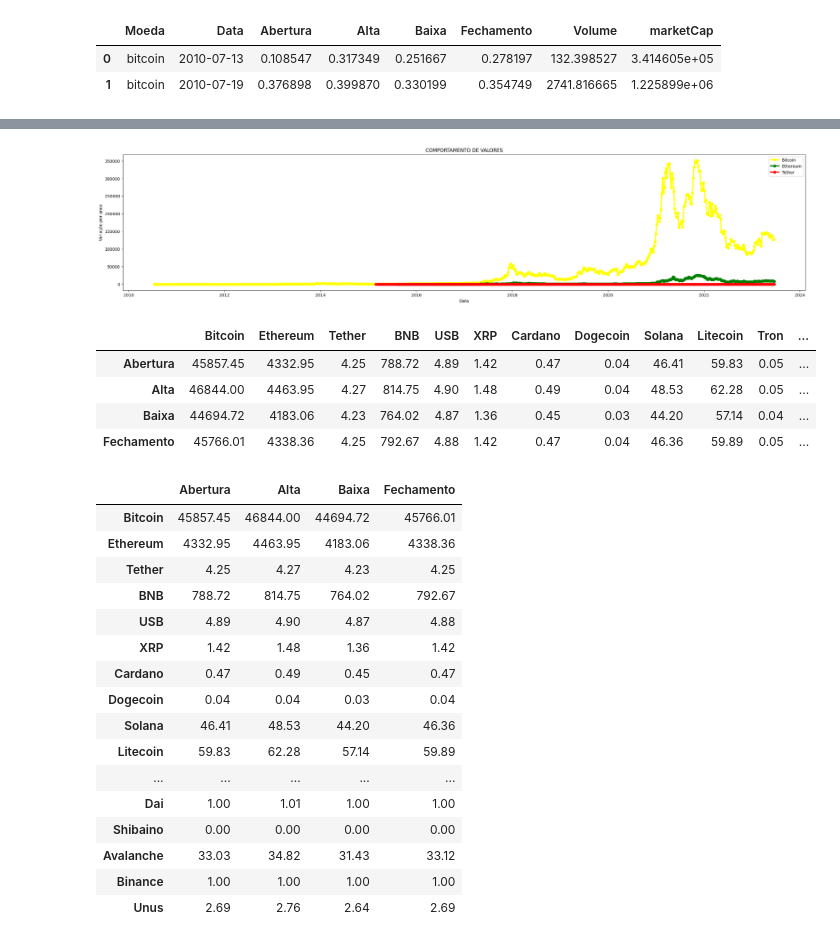
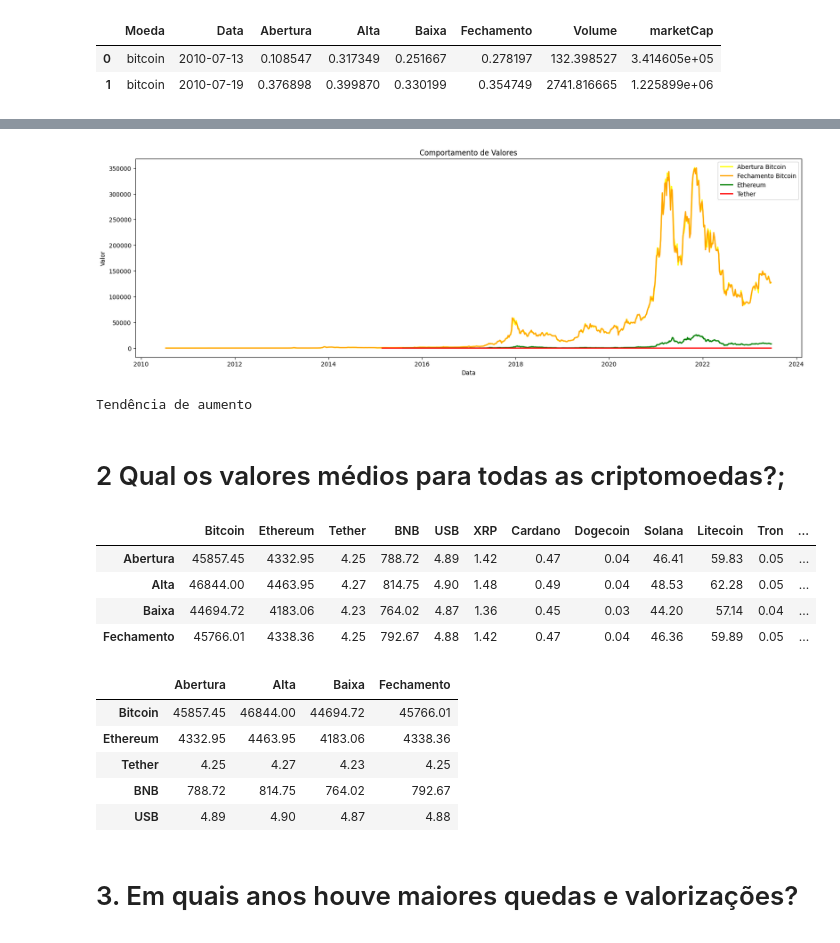
Before and after one commit to CassioRibeiro/ProjetoFinal, a Jupyter notebook: [M5]_Projeto_Final.ipynb, the cells around one changed output, grey strips where cells are left out. Cells and saved outputs as stored; diff of their text form; code cells hidden in the pictures.

```diff
--- a/[M5]_Projeto_Final.ipynb
+++ b/[M5]_Projeto_Final.ipynb
@@ -123,24 +176,3 @@ newshibaino = copy.query('Moeda == "shibaino"')
 newavalanche = copy.query('Moeda == "avalanche"')
 newbinance = copy.query('Moeda == "binance"')
 newunus = copy.query('Moeda == "unus"')
-# %%
-newbitcoin['Data'] = pd.to_datetime(newbitcoin['Data'], dayfirst= True)
-newethereum['Data'] = pd.to_datetime(newethereum['Data'], dayfirst= True)
-newtether['Data'] = pd.to_datetime(newtether['Data'], dayfirst= True)
-newbnb['Data'] = pd.to_datetime(newbnb['Data'], dayfirst= True)
-newusd['Data'] = pd.to_datetime(newusd['Data'], dayfirst= True)
-newxrp['Data'] = pd.to_datetime(newxrp['Data'], dayfirst= True)
-newcardano['Data'] = pd.to_datetime(newcardano['Data'], dayfirst= True)
-newdogecoin['Data'] = pd.to_datetime(newdogecoin['Data'], dayfirst= True)
-newsolana['Data'] = pd.to_datetime(newsolana['Data'], dayfirst= True)
-newlitecoin['Data'] = pd.to_datetime(newlitecoin['Data'], dayfirst= True)
-newtron['Data'] = pd.to_datetime(newtron['Data'], dayfirst= True)
-newpolygon['Data'] = pd.to_datetime(newpolygon['Data'], dayfirst= True)
-newpolkadot['Data'] = pd.to_datetime(newpolkadot['Data'], dayfirst= True)
-newwrapped['Data'] = pd.to_datetime(newwrapped['Data'], dayfirst= True)
-newtoncoin['Data'] = pd.to_datetime(newtoncoin['Data'], dayfirst= True)
-newdai['Data'] = pd.to_datetime(newdai['Data'], dayfirst= True)
-newshibaino['Data'] = pd.to_datetime(newshibaino['Data'], dayfirst= True)
-newavalanche['Data'] = pd.to_datetime(newavalanche['Data'], dayfirst= True)
-newbinance['Data'] = pd.to_datetime(newbinance['Data'], dayfirst= True)
-newunus['Data'] = pd.to_datetime(newunus['Data'], dayfirst= True)
@@ -204,19 +290,43 @@ See the caveats in the documentation: https://pandas.pydata.org/pandas-docs/stab
 # %%
-# Criando o gráfico de linhas
-fig, ax = plt.subplots(figsize = (30,6))
-ax.plot(newbitcoin['Data'] , newbitcoin['Abertura'], label='Bitcoin', color = 'yellow', linewidth=3, marker='o')
-ax.plot(newethereum['Data'] , newethereum['Abertura'], label='Ethereum', color = 'green',linewidth=3,marker='o')
-ax.plot(newtether['Data'] , newtether['Abertura'], label='Tether', color = 'red',linewidth=3, marker='o')
+fig, ax = plt.subplots(figsize=(20, 6))
+ax.plot(newbitcoin['Data'], newbitcoin['Abertura'], label='Abertura Bitcoin', color='yellow', linewidth=2)
+ax.plot(newbitcoin['Data'], newbitcoin['Fechamento'], label='Fechamento Bitcoin', color='orange', linewidth=2)
+ax.plot(newethereum['Data'], newethereum['Abertura'], label='Ethereum', color='green', linewidth=2)
+ax.plot(newtether['Data'], newtether['Abertura'], label='Tether', color='red', linewidth=2)
 
 # Adicionando legendas e título
 ax.legend()
 ax.set_xlabel('Data')
-ax.set_ylabel('Variação por anos')
-ax.set_title('COMPORTAMENTO DE VALORES')
+ax.set_ylabel('Valor')
+ax.set_title('Comportamento de Valores')
+
 # Mostrando o gráfico
 plt.show()
 # %% [output]
-[figure, old version]
+[figure, new version]
+# %%
+# Selecionar as colunas relevantes para a regressão linear
+X = newbitcoin[['Abertura', 'Alta', 'Baixa']]
+y = newbitcoin['Fechamento']
+
+# Criar o modelo de regressão linear
+model = LinearRegression()
+
+# Treinar o modelo
+model.fit(X, y)
+
+# Fazer previsões para os mesmos dados
+y_pred = model.predict(X)
+
+# Verificar se a tendência é de aumento ou queda
+if y_pred[-1] > y_pred[0]:
+    print("Tendência de aumento")
+else:
+    print("Tendência de queda")
+# %% [output]
+Tendência de aumento
+# %% [markdown]
+# 2 Qual os valores médios para todas as criptomoedas?;
 # %%
 valores_medios = {"Bitcoin" : [newbitcoin['Abertura'].mean().round(2),newbitcoin['Alta'].mean().round(2),newbitcoin['Baixa'].mean().round(2),newbitcoin['Fechamento'].mean().round(2)],
                   "Ethereum" : [newethereum['Abertura'].mean().round(2),newethereum['Alta'].mean().round(2),newethereum['Baixa'].mean().round(2),newethereum['Fechamento'].mean().round(2)],
@@ -249,7 +359,7 @@ Medias
 | Baixa | 44694.72 | 4183.06 | 4.23 | 764.02 | 4.87 | 1.36 | 0.45 | 0.03 | 44.20 | 57.14 | 0.04 | ... |
 | Fechamento | 45766.01 | 4338.36 | 4.25 | 792.67 | 4.88 | 1.42 | 0.47 | 0.04 | 46.36 | 59.89 | 0.05 | ... |
 # %%
-Medias.T
+Medias.T.head()
 # %% [output]
 |  | Abertura | Alta | Baixa | Fechamento |
 | Bitcoin | 45857.45 | 46844.00 | 44694.72 | 45766.01 |
@@ -257,14 +367,5 @@ Medias.T
 | Tether | 4.25 | 4.27 | 4.23 | 4.25 |
 | BNB | 788.72 | 814.75 | 764.02 | 792.67 |
 | USB | 4.89 | 4.90 | 4.87 | 4.88 |
-| XRP | 1.42 | 1.48 | 1.36 | 1.42 |
-| Cardano | 0.47 | 0.49 | 0.45 | 0.47 |
-| Dogecoin | 0.04 | 0.04 | 0.03 | 0.04 |
-| Solana | 46.41 | 48.53 | 44.20 | 46.36 |
-| Litecoin | 59.83 | 62.28 | 57.14 | 59.89 |
-| ... | ... | ... | ... | ... |
-| Dai | 1.00 | 1.01 | 1.00 | 1.00 |
-| Shibaino | 0.00 | 0.00 | 0.00 | 0.00 |
-| Avalanche | 33.03 | 34.82 | 31.43 | 33.12 |
-| Binance | 1.00 | 1.00 | 1.00 | 1.00 |
-| Unus | 2.69 | 2.76 | 2.64 | 2.69 |
+# %% [markdown]
+# 3. Em quais anos houve maiores quedas e valorizações?
```
Also changed, not shown: parts of 34 cells of this notebook.
